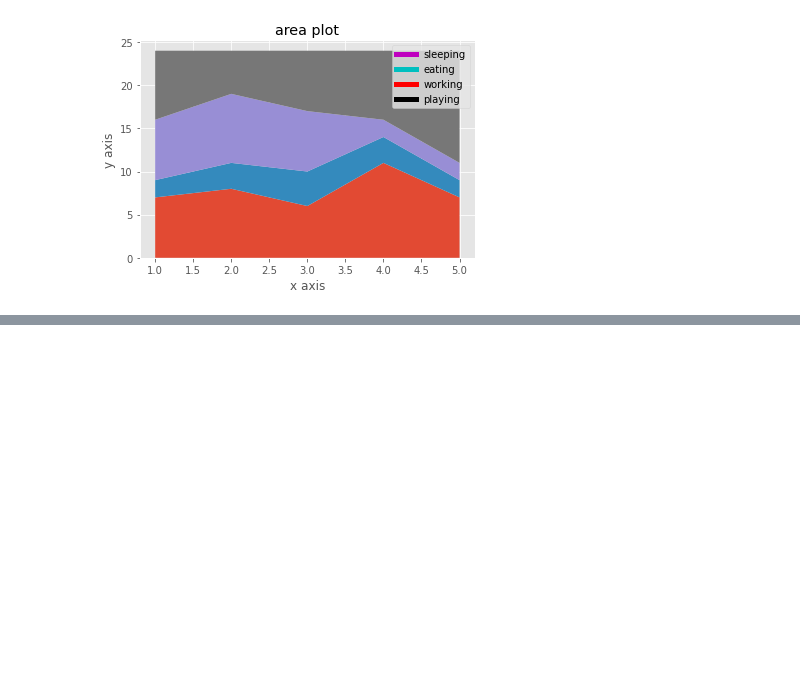
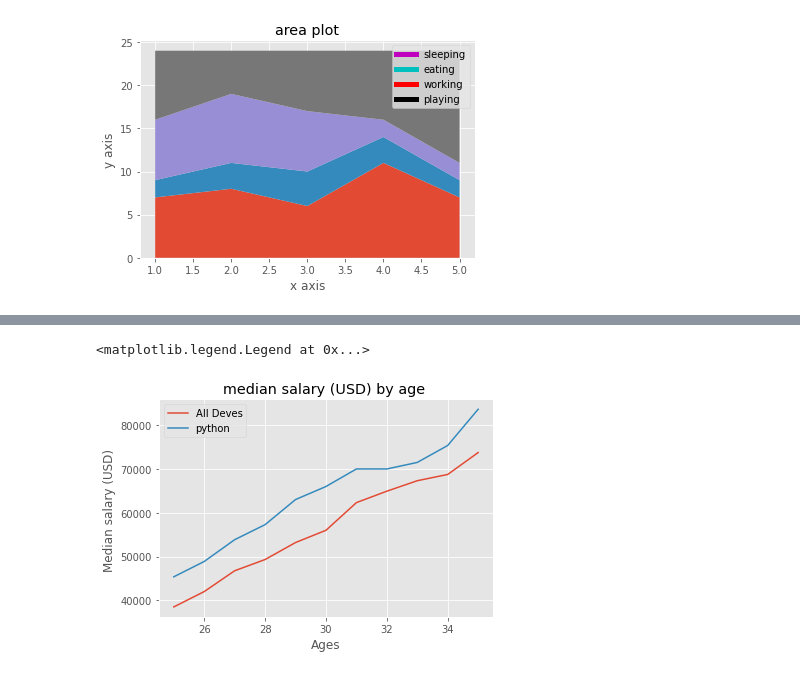
Before and after one commit to farhanasajeer/Python-programs, a Jupyter notebook: matplotlib.ipynb, the cells around one changed output, grey strips where cells are left out. Drawn from its saved outputs; the diff is of its cells as text; code cells hidden in the pictures; blank space fills up the shorter version.

```diff
--- a/matplotlib.ipynb
+++ b/matplotlib.ipynb
@@ -113,0 +136,32 @@ plt.show()
+# %%
+plt.style.use('ggplot')
+
+# median developer salaries by age
+ages_x=[25,26,27,28,29,30,31,32,33,34,35]
+dev_y=[38496, 42000, 46752, 49320, 53200,
+       56000, 62316, 64928, 67317, 68748, 73752]
+
+# median python developer salaries by age
+py_dev_y = [45372, 48876, 53850, 57287, 63016,
+            65998, 70003, 70000, 71496, 75370, 83640]
+
+# median javascript developer salaries by age
+js_dev_y = [37810, 43515, 46823, 49293, 53437,
+            56373, 62375, 66674, 68745, 68746, 74583]
+plt.plot(ages_x,dev_y,label='All Deves')
+plt.plot(ages_x,py_dev_y, label='python')
+
+plt.xlabel("Ages")
+plt.ylabel("Median salary (USD) ")
+plt.title("median salary (USD) by age ")
+
+
+# adding legend
+# method1
+# plt.legend(['all devs','python'])
+# method 2- pass a label argument to plot
+
+plt.legend()
+# %% [output]
+<matplotlib.legend.Legend at 0x...>
+[figure, added]
```
Also changed, not shown: parts of 8 cells of this notebook.
